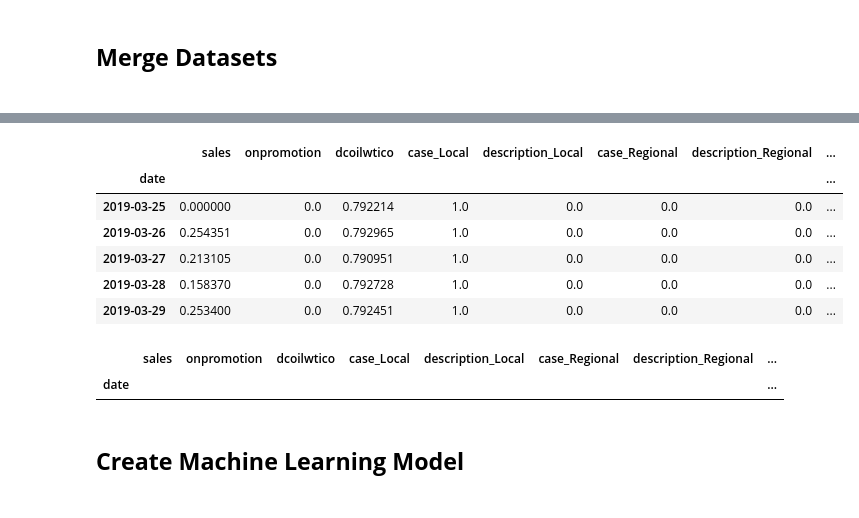
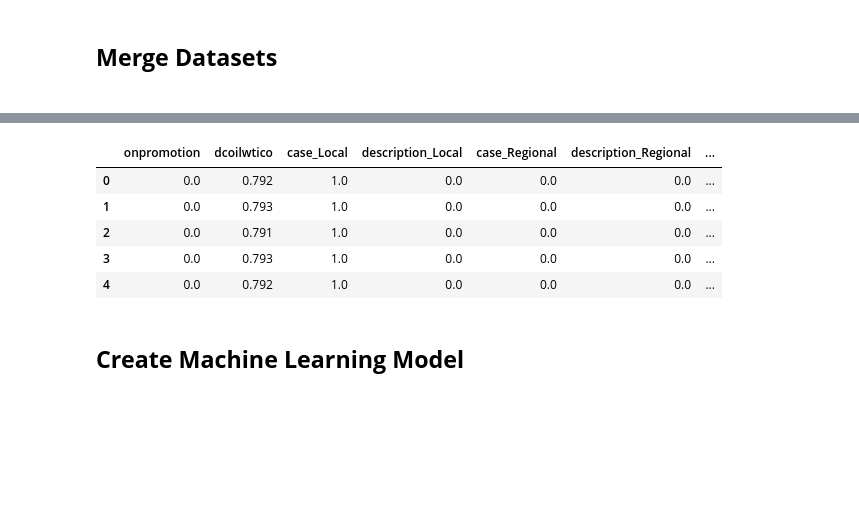
Before and after one commit to rhamdansyahrulm/Store-Sales, a Jupyter notebook: Store_Sales.ipynb, the cells around one changed output, grey strips where cells are left out. Saved outputs shown, nothing was run; the diff lists cells and outputs as text; code cells hidden in the pictures; blank space fills up the shorter version.

```diff
--- a/Store_Sales.ipynb
+++ b/Store_Sales.ipynb
@@ -610,7 +613,7 @@ oil_imputed
 # Concatenating raw training and test datasets to create a combined dataset.
 raw_combined_dataset = pd.concat([raw_train_dataset, raw_test_dataset], ignore_index=True)
 raw_combined_dataset["date"] = pd.to_datetime(raw_combined_dataset["date"])
-raw_combined_dataset["date"] = raw_combined_dataset["date"] + timedelta(days=365*6+84)
+raw_combined_dataset["date"] = raw_combined_dataset["date"] + timedelta(days=365*6+91)
 raw_combined_dataset = raw_combined_dataset.groupby(['store_nbr', 'date'])[['sales', 'onpromotion']].sum().reset_index()
 raw_combined_dataset.head()
 # %% [output]
@@ -702,7 +732,11 @@ label_encoders
 # %%
 encode_columns = ['case_National', 'case_Local', 'case_Regional', 'description_Local', 'description_Regional', 'description_National']
 
+# Loop through the specified columns in the 'encode_columns' list and encode their values using the corresponding label encoders.
+# The loop iterates over the 'ready_dataset' dictionary, where each key represents a dataset, and the associated value is a DataFrame.
 for key, value in ready_dataset.items():
-  for encode_column in encode_columns:
-     value[encode_column] = label_encoders[encode_column if encode_column.split("_")[0] != "case" else "case"].transform(value[encode_column])
+    for encode_column in encode_columns:
+        # Determine the appropriate label encoder to use based on the column prefix ('case' or 'description').
+        encoder_key = encode_column if encode_column.split("_")[0] != "case" else "case"
+        value[encode_column] = label_encoders[encoder_key].transform(value[encode_column])
 # %%
@@ -768,3 +761,16 @@ scalers
+# %%
+# transform a given DataFrame into a "windowed" format
+def create_windowed_dataframe(df, window_size, stride):
+    num_samples = len(df)
+    windowed_data = []
+
+    for i in range(0, num_samples - window_size + 1, stride):
+        windowed_data.append(df.iloc[i:i+window_size].values)
+
+    columns = [f'sales_{i}' if i != window_size else "y" for i in range(1, window_size + 1)]
+    windowed_df = pd.DataFrame(windowed_data, columns=columns)
+
+    return windowed_df
 # %%
 # Dictionary to store transformed datasets
 transformed_datasets = {}
@@ -782,25 +788,21 @@ for key, value in ready_dataset.items():
     scaled_df = pd.DataFrame(scaled_values, columns=numeric_columns, index=value.index)
 
     # Concatenating scaled numeric columns with non-numeric columns
-    transformed_df = pd.concat([scaled_df, value.drop(columns=numeric_columns)], axis=1)
+    transformed_df = pd.concat([scaled_df, value.drop(columns=numeric_columns)], axis=1).dropna().reset_index(drop=True)
+    windowed_df = create_windowed_dataframe(transformed_df["sales"], 7, 1).dropna()
+    mergings_df = pd.concat([transformed_df, windowed_df], axis=1).dropna()
 
     # Storing the transformed dataset in the dictionary
-    transformed_datasets[key] = transformed_df
+    transformed_datasets[key] = mergings_df.drop("sales", axis=1)
 
 # Now the 'transformed_datasets' dictionary contains transformed datasets for each store-family combination.
 # %%
-transformed_datasets["store_10"].head()
+transformed_datasets["store_10"].round(3).head()
 # %% [output]
-|  | sales | onpromotion | dcoilwtico | case_Local | description_Local | case_Regional | description_Regional | ... |
-| date |  |  |  |  |  |  |  | ... |
-| 2019-03-25 | 0.000000 | 0.0 | 0.792214 | 1.0 | 0.0 | 0.0 | 0.0 | ... |
-| 2019-03-26 | 0.254351 | 0.0 | 0.792965 | 1.0 | 0.0 | 0.0 | 0.0 | ... |
-| 2019-03-27 | 0.213105 | 0.0 | 0.790951 | 1.0 | 0.0 | 0.0 | 0.0 | ... |
-| 2019-03-28 | 0.158370 | 0.0 | 0.792728 | 1.0 | 0.0 | 0.0 | 0.0 | ... |
-| 2019-03-29 | 0.253400 | 0.0 | 0.792451 | 1.0 | 0.0 | 0.0 | 0.0 | ... |
+|  | onpromotion | dcoilwtico | case_Local | description_Local | case_Regional | description_Regional | ... |
+| 0 | 0.0 | 0.792 | 1.0 | 0.0 | 0.0 | 0.0 | ... |
+| 1 | 0.0 | 0.793 | 1.0 | 0.0 | 0.0 | 0.0 | ... |
+| 2 | 0.0 | 0.791 | 1.0 | 0.0 | 0.0 | 0.0 | ... |
+| 3 | 0.0 | 0.793 | 1.0 | 0.0 | 0.0 | 0.0 | ... |
+| 4 | 0.0 | 0.792 | 1.0 | 0.0 | 0.0 | 0.0 | ... |
-# %%
-transformed_datasets["store_10"][transformed_datasets["store_10"]["case_Local"] < 0]
-# %% [output]
-|  | sales | onpromotion | dcoilwtico | case_Local | description_Local | case_Regional | description_Regional | ... |
-| date |  |  |  |  |  |  |  | ... |
 # %%
```
Also changed, not shown: parts of 29 cells of this notebook.
